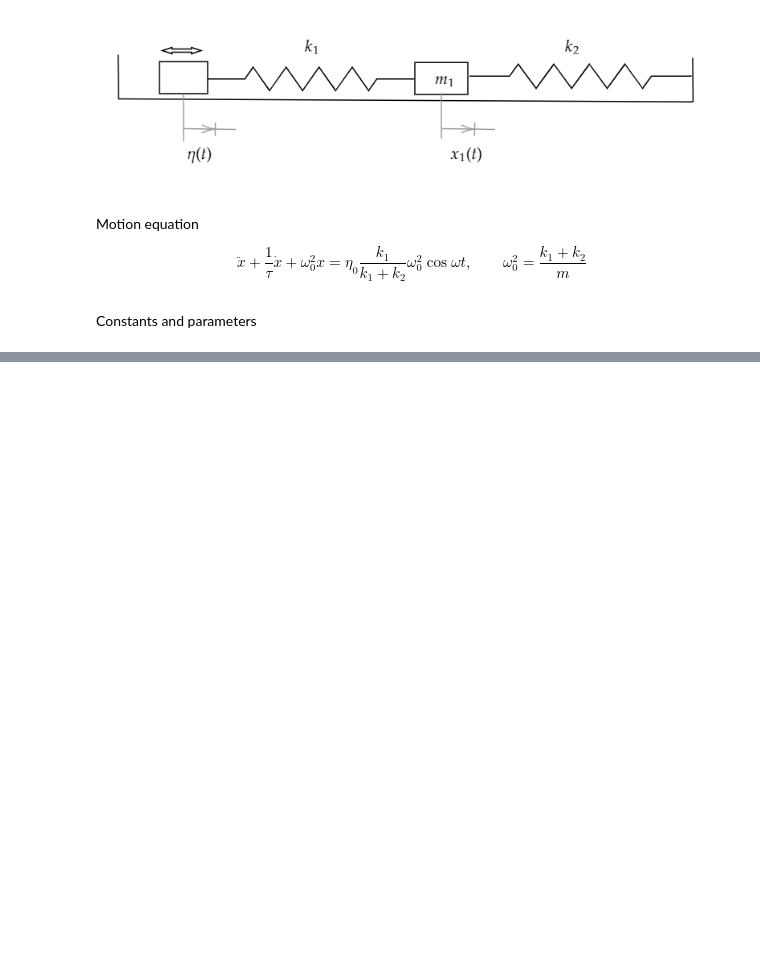
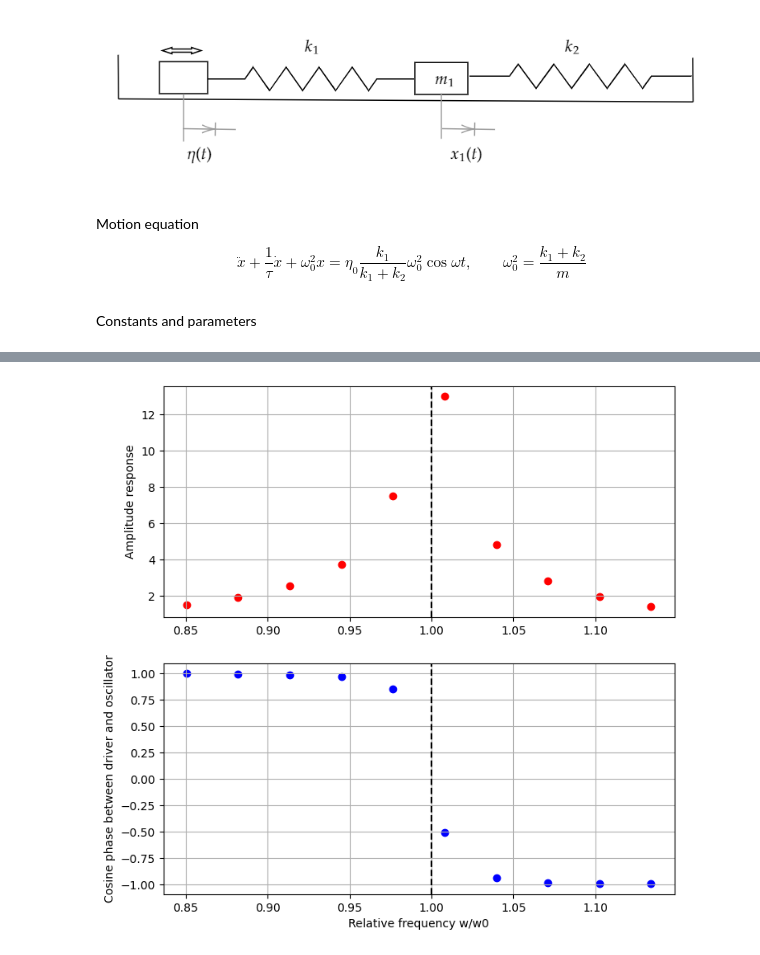
Before and after one commit to evgeny-kolonsky/Lab3_Coupled_Oscillator, a Jupyter notebook: Lab3_Weakly_dumped_forced_oscillator.ipynb, the cells around one changed output, grey strips where cells are left out. Cells and saved outputs as stored; diff of their text form; code cells hidden in the pictures; blank space fills up the shorter version.

```diff
--- a/Lab3_Weakly_dumped_forced_oscillator.ipynb
+++ b/Lab3_Weakly_dumped_forced_oscillator.ipynb
@@ -165,0 +198,28 @@ with open("oscillator.html", "w") as savefile:
+# %%
+def get_response(t, xa, x):
+  t, xa, x = get_stationary(t, xa, x)
+  xa = xa - np.mean(xa)
+  amp_driver = np.max(np.abs(xa))
+  amp_osc    = np.max(np.abs(x))
+  cosphi = xa @ x / np.sqrt(xa @ xa * x@x)
+  response = amp_osc / amp_driver
+  return amp_osc / amp_driver, cosphi
+# %%
+fig, ax = plt.subplots(2,1, figsize=(8,8))
+for w in np.linspace(6, 8, 10):
+  t, xa, x = get_solution(w, Tmax=10*tau)
+  t, xa, x = get_stationary(t, xa, x)
+  response, cosphi = get_response(t, xa, x)
+  #print(f'{w:.2f} {response:>.2f} {cosphi:>.2f}')
+  ax[0].scatter(w/w0, response, color='red')
+  ax[1].scatter(w/w0, cosphi, color='blue')
+plt.xlabel('Relative frequency w/w0')
+ax[0].set_ylabel('Amplitude response')
+ax[1].set_ylabel('Cosine phase between driver and oscillator')
+ax[0].axvline(x=1, color='k', linestyle='--')
+ax[1].axvline(x=1, color='k', linestyle='--')
+ax[0].grid()
+ax[1].grid()
+plt.show()
+# %% [output]
+[figure, added]
```
Also changed, not shown: parts of 12 cells of this notebook.
